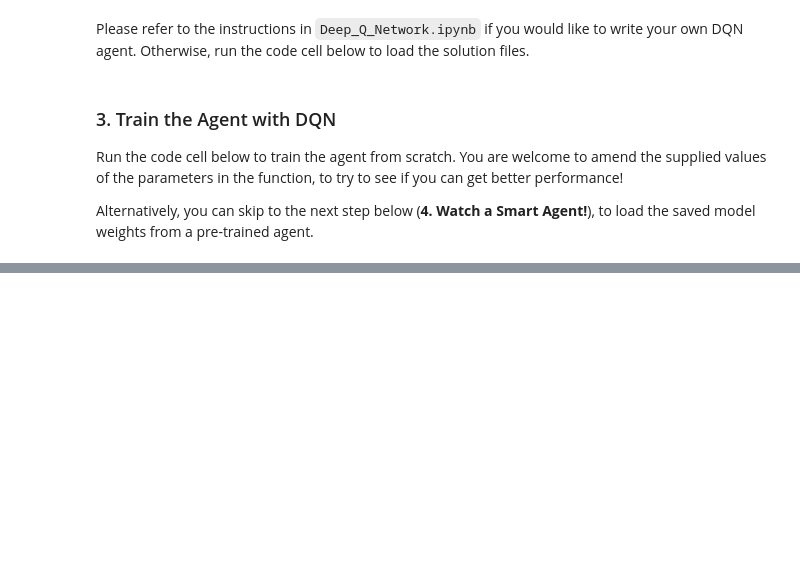
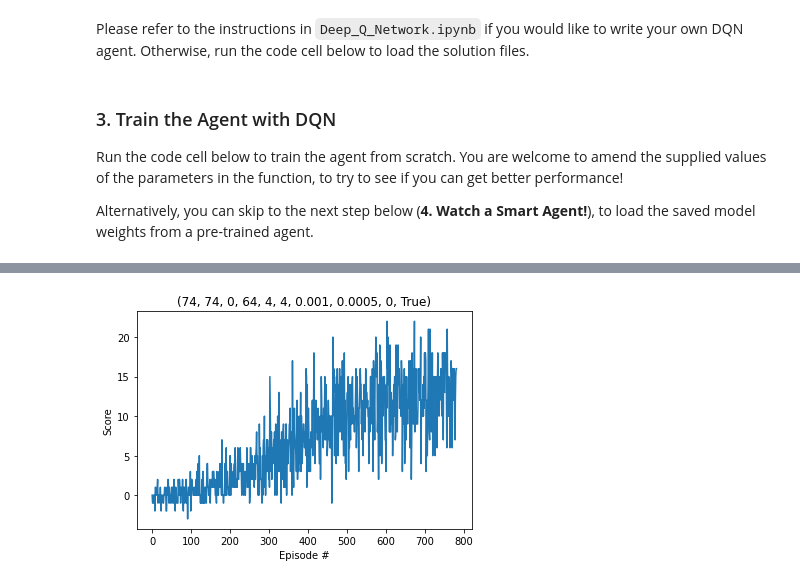
Before and after one commit to jimparkerlabs/udrlnd-dqn-bananas, a Jupyter notebook: banana-solution/DQN_Banana_Solution.ipynb, the cells around one changed output, grey strips where cells are left out. Saved outputs shown, nothing was run; the diff lists cells and outputs as text; code cells hidden in the pictures; blank space fills up the shorter version.

Commit message:
environment solved

```diff
--- a/banana-solution/DQN_Banana_Solution.ipynb
+++ b/banana-solution/DQN_Banana_Solution.ipynb
@@ -27,0 +20,2 @@ Number of actions:  4
+# %%
+env = UnityEnvironment(file_name="../p1_navigation/Banana.app")
@@ -142,0 +140,33 @@ In this exercise, you have implemented a DQN agent and demonstrated how to use i
+# %%
+from dqn_agent import Agent
+
+# (fc1, fc2, fc3, batch_size, learn_every, update_every, tau, lr, b, double)
+learning_configs = [
+    (state_size * 2, state_size * 2, 0, 64, 4, 4, 0.001, 5e-4, 0, True),
+]
+
+'''
+(74, 74, 0, 64, 4, 4, 0.001, 0.0005, 0, True) 2000 1240 27.0 [9.0, 17.0, 17.0]
+(74, 74, 0, 64, 8, 2, 0.001, 0.0005, 0, True) 2000 1959 28.0 [14.0, 13.0, 21.0]
+(74, 74, 0, 64, 8, 4, 0.001, 0.0005, 0, True) 2000 1886 26.0 [14.0, 17.0, 15.0]
+(74, 74, 0, 64, 4, 2, 0.001, 0.0005, 0, True) 2000 1423 26.0 [19.0, 12.0, 14.0]
+(74, 74, 0, 128, 8, 4, 0.001, 0.0005, 0, True) 2000 1654 27.0 [0.0, 15.0, 19.0]
+'''
+
+results = []
+for lc in learning_configs:
+    print(f'{lc}')
+    results.append(
+        {
+            'config': lc,
+            'scores': dqn(Agent(
+                state_size=state_size,
+                action_size=action_size,
+                seed=42,
+                learning_config=lc
+            ), n_episodes=2000)
+        }
+    )
+
+for d in results:
+    print(d['config'], len(d['scores']), np.argmax(d['scores']), np.max(d['scores']), d['scores'][-3:])
@@ -142,0 +185,12 @@ In this exercise, you have implemented a DQN agent and demonstrated how to use i
+# %%
+# plot the scores
+for r in results:
+    fig = plt.figure()
+    ax = fig.add_subplot(111)
+    plt.plot(np.arange(len(r['scores'])), r['scores'])
+    plt.ylabel('Score')
+    plt.xlabel('Episode #')
+    plt.title(f"{r['config']}")
+    plt.show()
+# %% [output]
+[figure, added]
```
Also changed, not shown: parts of 12 cells of this notebook, 7 other files.
